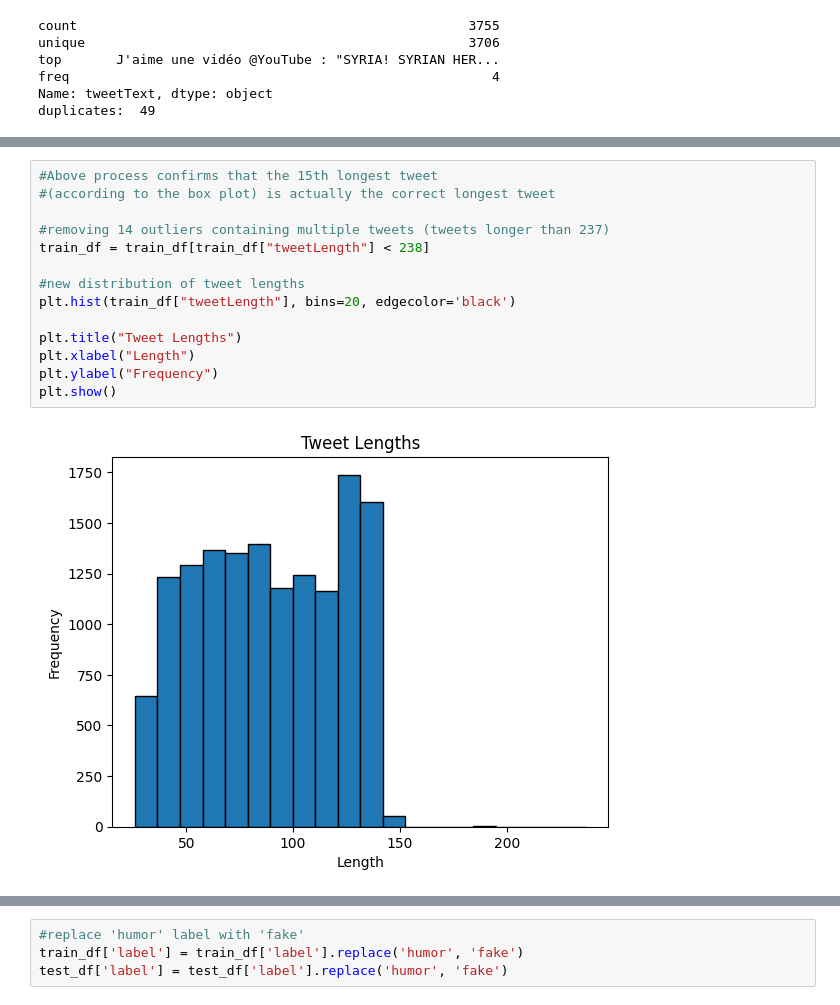
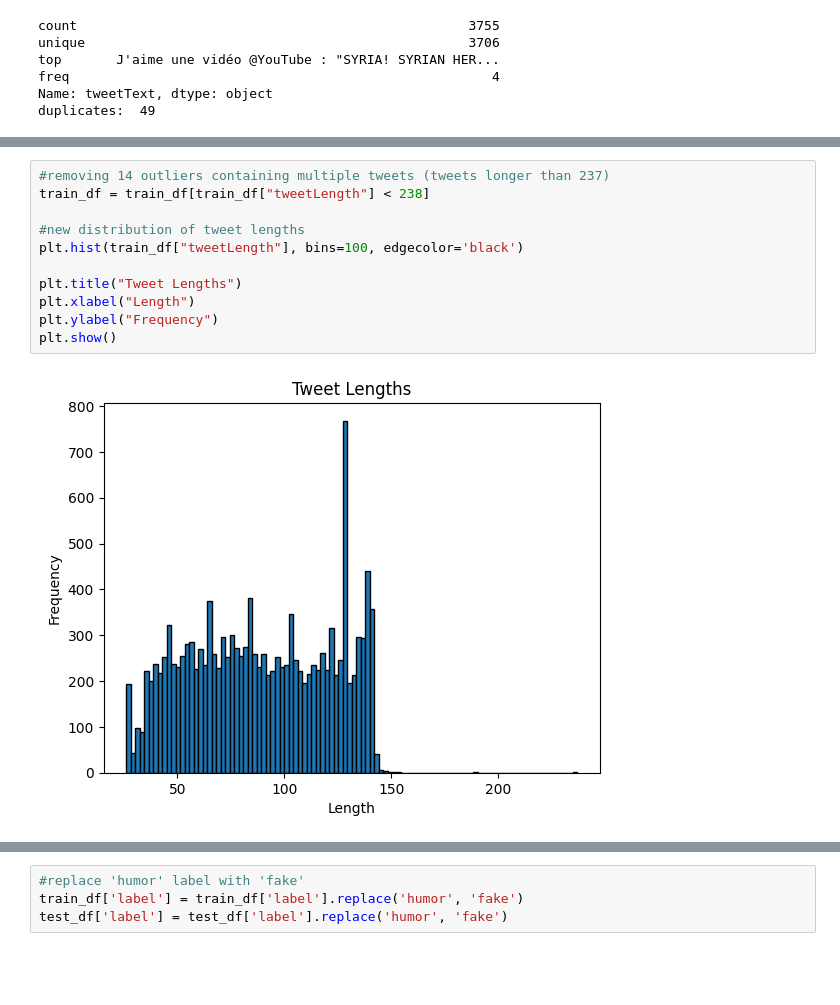
Before and after one commit to tee1g21/Machine-Learning-Technologies-Coursework, a Jupyter notebook: mediaEval.ipynb, the cells around one changed output, grey strips where cells are left out. Drawn from its saved outputs; the diff is of its cells as text; blank space fills up the shorter version.

```diff
--- a/mediaEval.ipynb
+++ b/mediaEval.ipynb
@@ -259,16 +289,13 @@ Length: 153
 # %%
-#Above process confirms that the 15th longest tweet
-#(according to the box plot) is actually the correct longest tweet
-
 #removing 14 outliers containing multiple tweets (tweets longer than 237)
 train_df = train_df[train_df["tweetLength"] < 238]
 
 #new distribution of tweet lengths
-plt.hist(train_df["tweetLength"], bins=20, edgecolor='black')
+plt.hist(train_df["tweetLength"], bins=100, edgecolor='black')
 
 plt.title("Tweet Lengths")
 plt.xlabel("Length")
 plt.ylabel("Frequency")
 plt.show()
 # %% [output]
-[figure, old version]
+[figure, new version]
```
Also changed, not shown: parts of 14 cells of this notebook.
